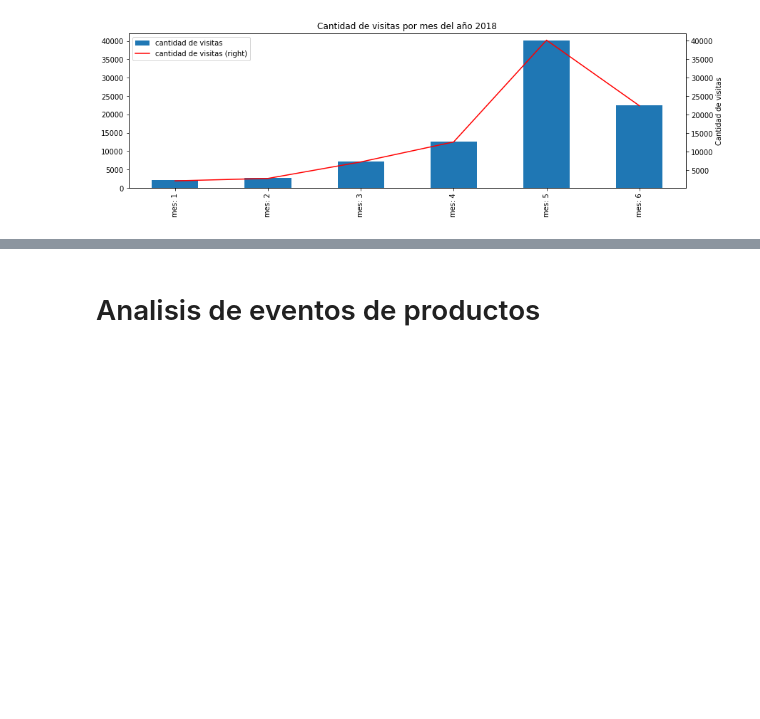
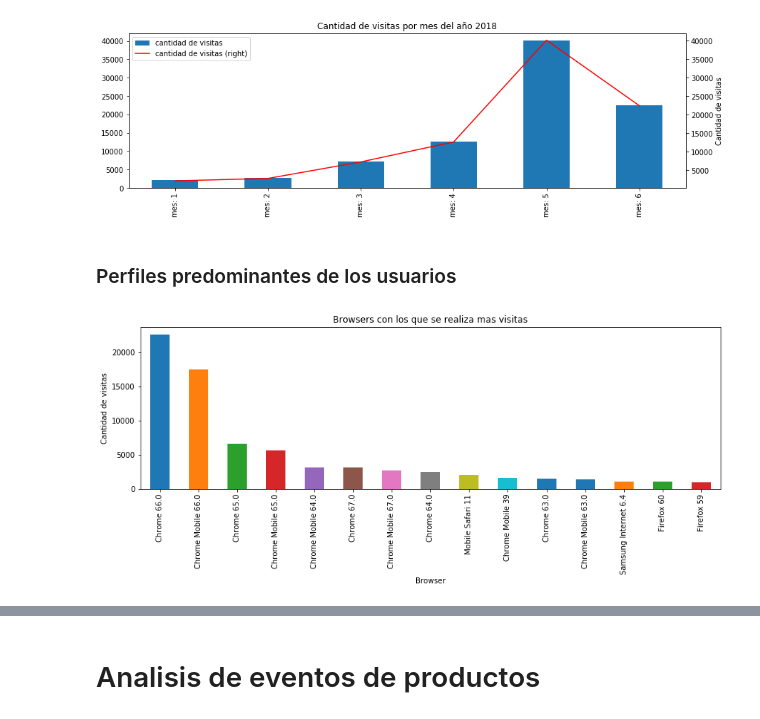
Before and after one commit to Memphis14F/datosTp1, a Jupyter notebook: WebAnalyticsEvents.ipynb, the cells around one changed output, grey strips where cells are left out. Drawn from its saved outputs; the diff is of its cells as text; code cells hidden in the pictures; blank space fills up the shorter version.

```diff
--- a/WebAnalyticsEvents.ipynb
+++ b/WebAnalyticsEvents.ipynb
@@ -234,3 +234,21 @@ plt.xlabel('Dia de la semana')
 plt.ylabel('Cantidad de visitas');
 # %% [output]
 [figure]
+# %% [markdown]
+### Perfiles predominantes de los usuarios
+# %%
+browsers = visitas.loc[:, ['event','browser_version']]
+browsers= browsers.groupby('browser_version').size().reset_index()
+browsers.rename({
+    0:'count'
+}, axis=1, inplace=True)
+browsers.sort_values(by='count', ascending=False, inplace=True)
+
+plot_browsers = browsers.head(15)
+plot_browsers = plot_browsers.plot(x='browser_version', y='count', title = "Browsers con los que se realiza mas visitas",kind='bar',figsize=(14,4))
+plot_browsers.set_ylabel('Cantidad de visitas')
+plot_browsers.set_xlabel('Browser')
+plot_browsers.legend().set_visible(False)
+plt.show()
+# %% [output]
+[figure, added]
```
Also changed, not shown: parts of 13 cells of this notebook.
